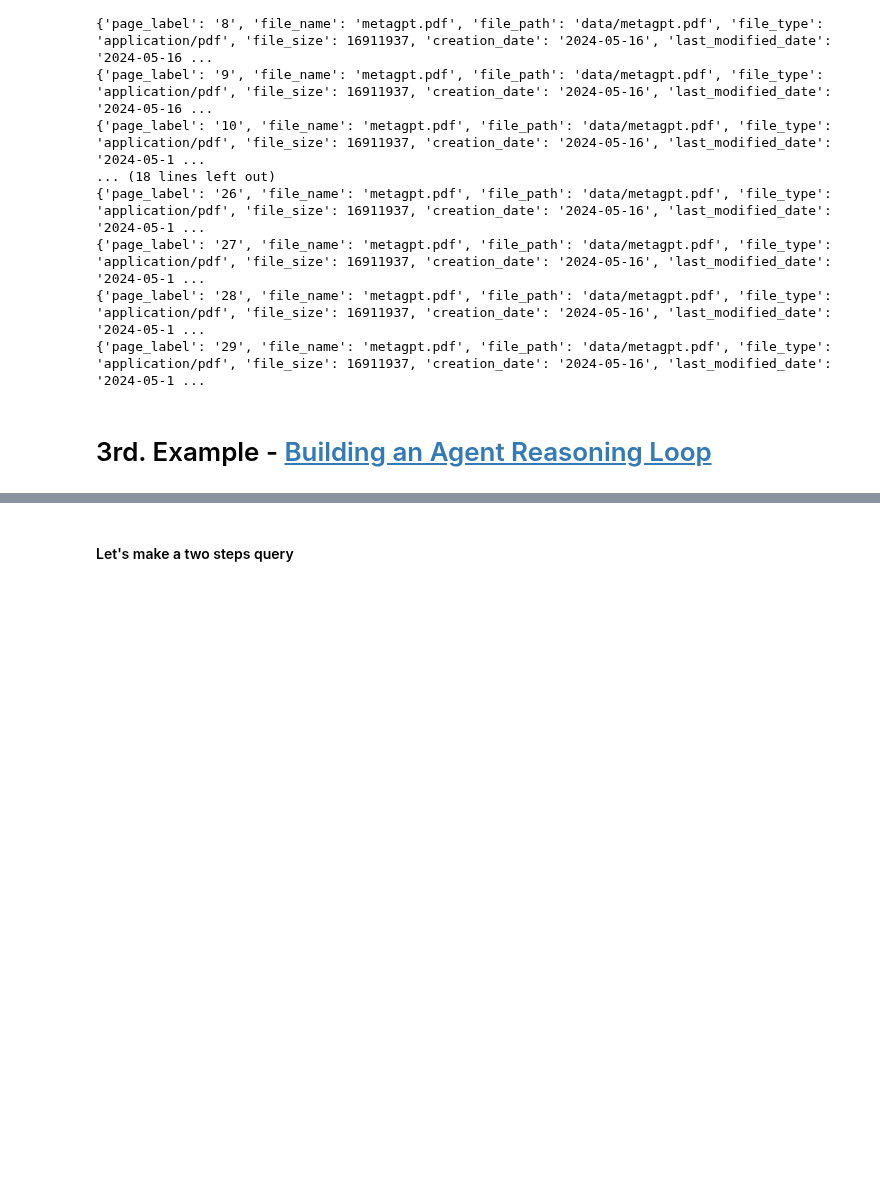
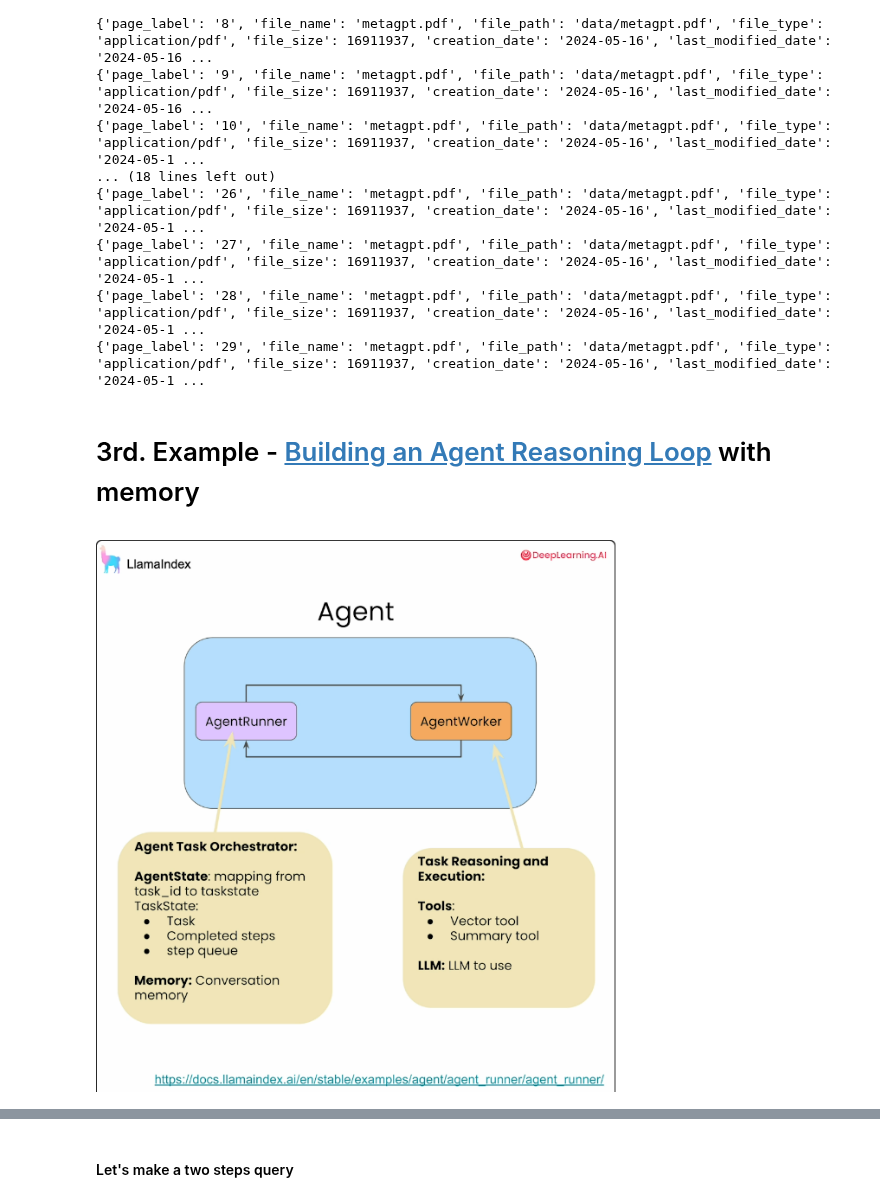
Before and after one commit to rsouza/GenAI4Humanists, a Jupyter notebook: Notebooks/11-Agents_LLamaIndex.ipynb, the cells around one changed output, grey strips where cells are left out. Saved outputs shown, nothing was run; the diff lists cells and outputs as text; code cells hidden in the pictures; blank space fills up the shorter version.

```diff
--- a/Notebooks/11-Agents_LLamaIndex.ipynb
+++ b/Notebooks/11-Agents_LLamaIndex.ipynb
@@ -471,4 +474,8 @@ for n in response.source_nodes:
 {'page_label': '28', 'file_name': 'metagpt.pdf', 'file_path': 'data/metagpt.pdf', 'file_type': 'application/pdf', 'file_size': 16911937, 'creation_date': '2024-05-16', 'last_modified_date': '2024-05-1 ...
 {'page_label': '29', 'file_name': 'metagpt.pdf', 'file_path': 'data/metagpt.pdf', 'file_type': 'application/pdf', 'file_size': 16911937, 'creation_date': '2024-05-16', 'last_modified_date': '2024-05-1 ...
 # %% [markdown]
-# 3rd. Example - [Building an Agent Reasoning Loop](https://docs.llamaindex.ai/en/latest/examples/agent/return_direct_agent/)
+# 3rd. Example - [Building an Agent Reasoning Loop](https://docs.llamaindex.ai/en/latest/examples/agent/return_direct_agent/) with memory
+# %%
+Image(filename="../Imgs/20240516_201241.png")
+# %% [output]
+[figure, added]
```
Also changed, not shown: parts of 56 cells of this notebook.
